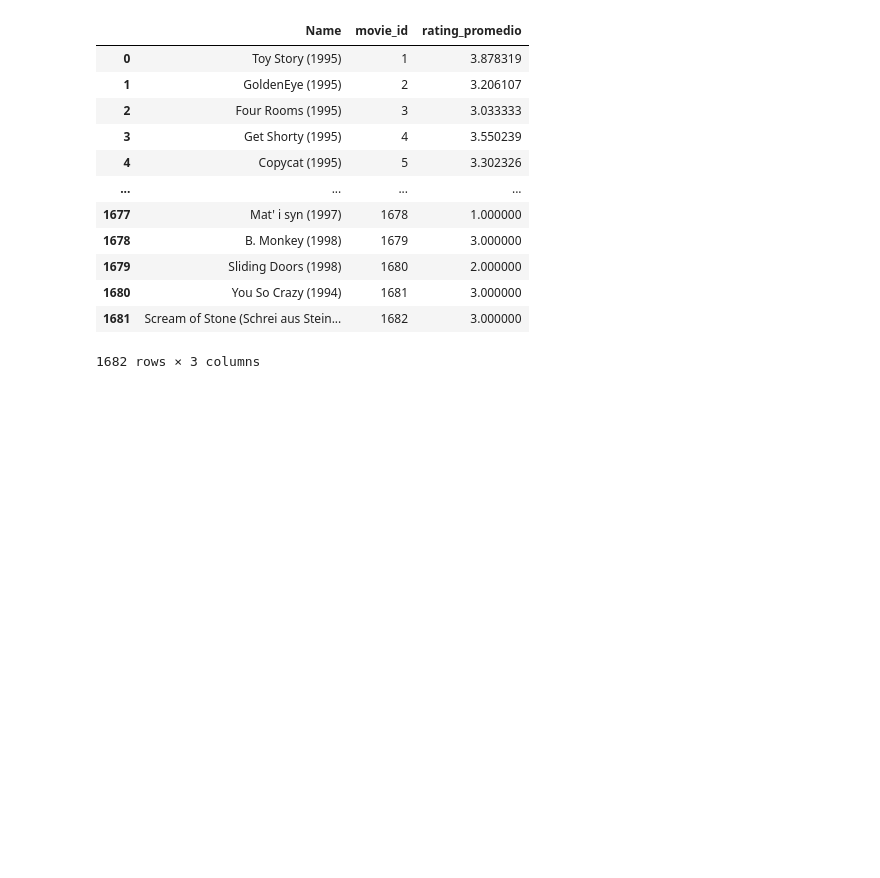
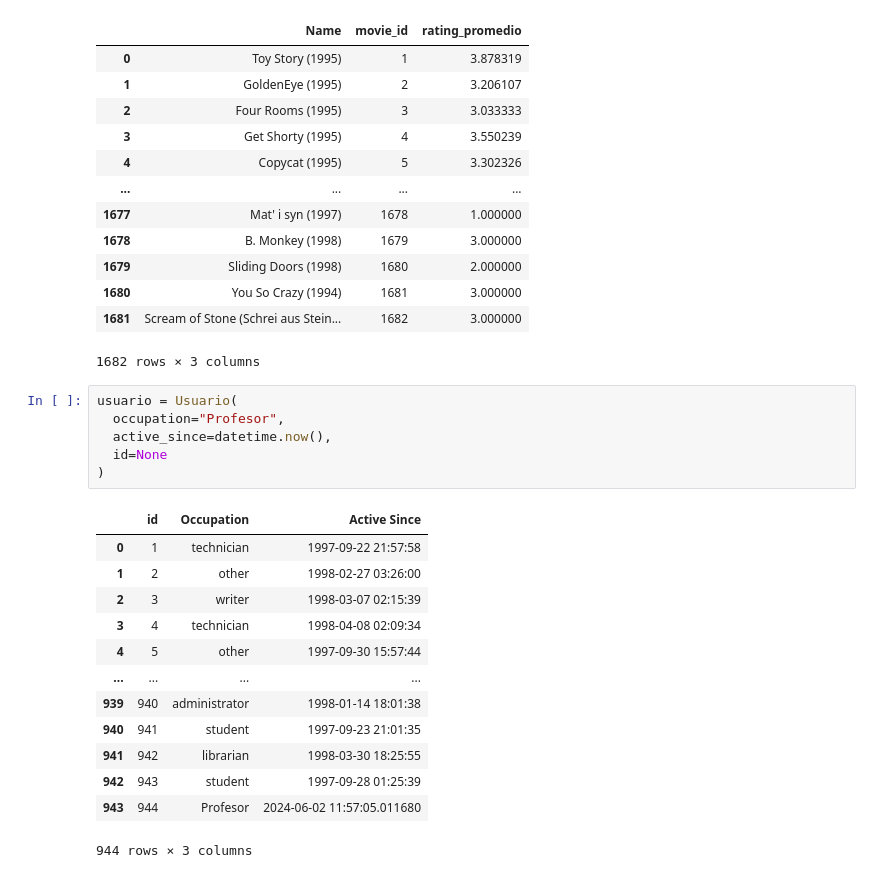
Before and after one commit to andresjaromezuk/tp-integrador-python, a Jupyter notebook: EDA.ipynb, the cells around one changed output. Cells and saved outputs as stored; diff of their text form; blank space fills up the shorter version.

Commit message:
addind usuario

```diff
--- a/EDA.ipynb
+++ b/EDA.ipynb
@@ -105,3 +106,23 @@ PROMEDIO POR PELÍCULAS:
 | 1680 | You So Crazy (1994) | 1681 | 3.000000 |
 | 1681 | Scream of Stone (Schrei aus Stein... | 1682 | 3.000000 |
 1682 rows × 3 columns
+# %%
+usuario = Usuario(
+  occupation="Profesor",
+  active_since=datetime.now(),
+  id=None
+)
+# %% [output]
+|  | id | Occupation | Active Since |
+| 0 | 1 | technician | 1997-09-22 21:57:58 |
+| 1 | 2 | other | 1998-02-27 03:26:00 |
+| 2 | 3 | writer | 1998-03-07 02:15:39 |
+| 3 | 4 | technician | 1998-04-08 02:09:34 |
+| 4 | 5 | other | 1997-09-30 15:57:44 |
+| ... | ... | ... | ... |
+| 939 | 940 | administrator | 1998-01-14 18:01:38 |
+| 940 | 941 | student | 1997-09-23 21:01:35 |
+| 941 | 942 | librarian | 1998-03-30 18:25:55 |
+| 942 | 943 | student | 1997-09-28 01:25:39 |
+| 943 | 944 | Profesor | 2024-06-02 11:57:05.011680 |
+944 rows × 3 columns
```
Also changed, not shown: parts of 1 cell of this notebook, 1 other file.
